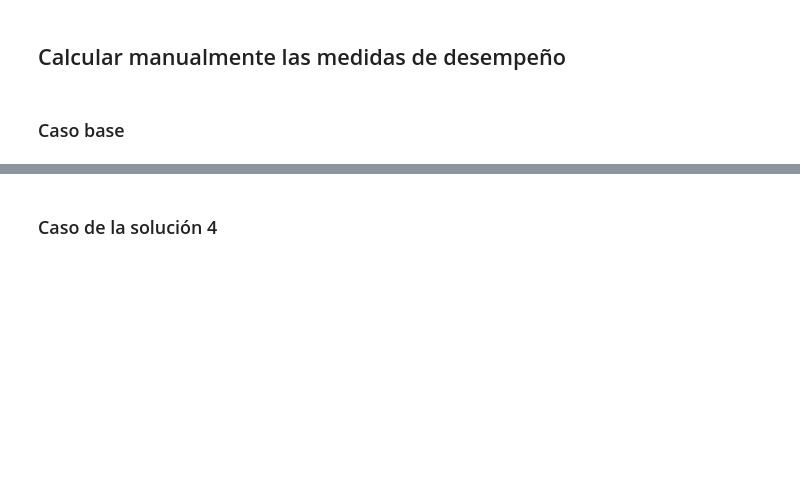
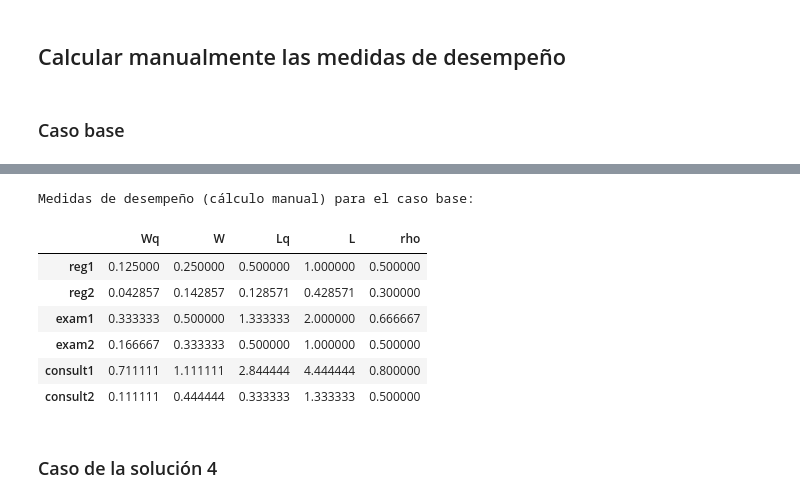
Before and after one commit to AlexisAndradeDev/OperationsResearch_QueuingProject, a Jupyter notebook: IO_Queuing_Simulation.ipynb, the cells around one changed output, grey strips where cells are left out. Cells and saved outputs as stored; diff of their text form; code cells hidden in the pictures; blank space fills up the shorter version.

```diff
--- a/IO_Queuing_Simulation.ipynb
+++ b/IO_Queuing_Simulation.ipynb
@@ -445,8 +585,9 @@ def mm1_metrics(lmbda, mu):
     Lq = lmbda * Wq
     # Número promedio en el sistema: L = λ * W
     L = lmbda * W
-    return Wq, W, Lq, L, rho
+    return {'Wq': Wq, 'W': W, 'Lq': Lq, 'L': L, 'rho': rho}
 
+# Para sistemas M/M/s
 def mmc_metrics(lmbda, mu, c):
     # Utilización (por servidor)
     rho = lmbda / (c * mu)
@@ -463,6 +604,22 @@ def mmc_metrics(lmbda, mu, c):
     W = Wq + 1/mu
     # Número promedio en el sistema
     L = lmbda * W
-    return Wq, W, Lq, L, rho, P0
+    return {'Wq': Wq, 'W': W, 'Lq': Lq, 'L': L, 'rho': rho}
+
+def store_manual_metrics_to_dict(metrics_dict: dict[str, dict[str, float]],
+        node: Node, lambd: float) -> None:
+    """
+    Almacena las métricas calculadas manualmente en un diccionario.
+
+    Args:
+        metrics_dict: Diccionario donde se almacenarán las métricas.
+        node: Nodo para el cual se calcularán las métricas.
+        lambd: Tasa de llegada al nodo.
+    """
+    if node.servers == 1:
+        metrics = mm1_metrics(lambd, node.mu)
+    else:
+        metrics = mmc_metrics(lambd, node.mu, node.servers)
+    metrics_dict[node.name] = metrics
 # %% [markdown]
 ### Caso base
@@ -510,2 +626,26 @@ Medidas de desempeño (cálculo manual) para el caso base:
+# %%
+print("Medidas de desempeño (cálculo manual) para el caso base:")
+
+base_metrics_manual = {}
+
+store_manual_metrics_to_dict(base_metrics_manual, nodes_base['reg1'], lambda1)
+store_manual_metrics_to_dict(base_metrics_manual, nodes_base['reg2'], lambda2)
+store_manual_metrics_to_dict(base_metrics_manual, nodes_base['exam1'], lambda1)
+store_manual_metrics_to_dict(base_metrics_manual, nodes_base['exam2'], lambda2)
+store_manual_metrics_to_dict(base_metrics_manual, nodes_base['consult1'], lambda1)
+store_manual_metrics_to_dict(base_metrics_manual, nodes_base['consult2'], lambda2)
+
+df_base_manual = pd.DataFrame(base_metrics_manual).T
+
+display(df_base_manual)
+# %% [output]
+Medidas de desempeño (cálculo manual) para el caso base:
+|  | Wq | W | Lq | L | rho |
+| reg1 | 0.125000 | 0.250000 | 0.500000 | 1.000000 | 0.500000 |
+| reg2 | 0.042857 | 0.142857 | 0.128571 | 0.428571 | 0.300000 |
+| exam1 | 0.333333 | 0.500000 | 1.333333 | 2.000000 | 0.666667 |
+| exam2 | 0.166667 | 0.333333 | 0.500000 | 1.000000 | 0.500000 |
+| consult1 | 0.711111 | 1.111111 | 2.844444 | 4.444444 | 0.800000 |
+| consult2 | 0.111111 | 0.444444 | 0.333333 | 1.333333 | 0.500000 |
 # %% [markdown]
 ### Caso de la solución 4
```
Also changed, not shown: parts of 23 cells of this notebook.
